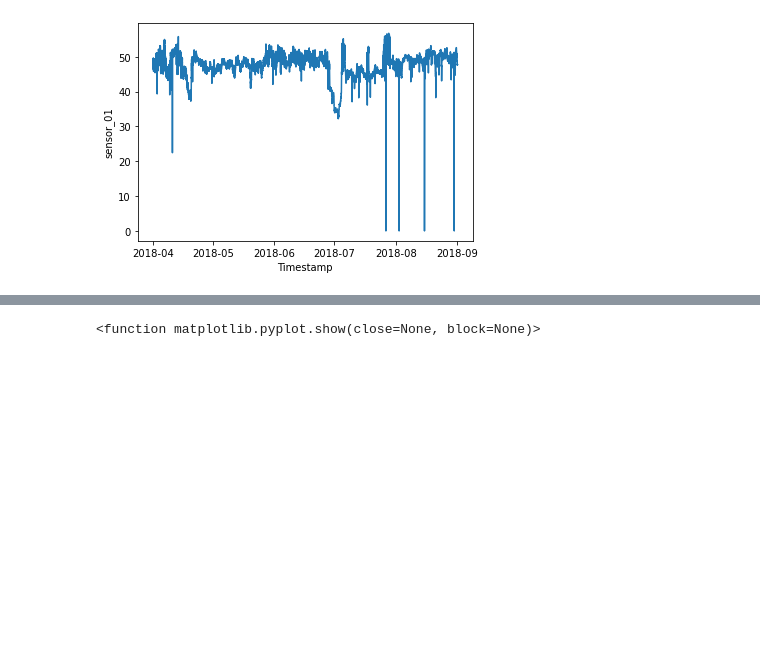
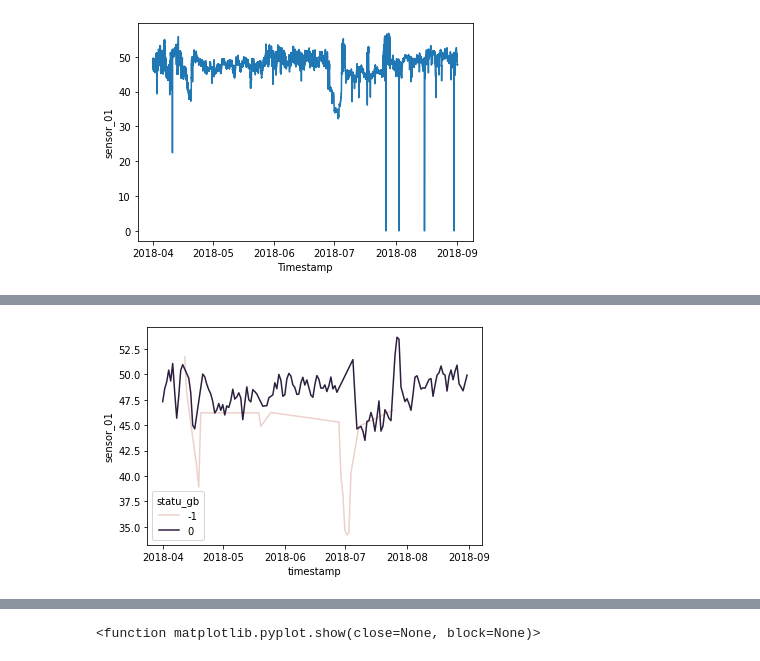
Before and after one commit to TX-Anomaly-Detection/tx_anomaly_detection_smart_building, a Jupyter notebook: markovain/markovain_detail_each_step.ipynb, the cells around one changed output, grey strips where cells are left out. Saved outputs shown, nothing was run; the diff lists cells and outputs as text; code cells hidden in the pictures; blank space fills up the shorter version.

```diff
--- a/markovain/markovain_detail_each_step.ipynb
+++ b/markovain/markovain_detail_each_step.ipynb
@@ -67,0 +182,5 @@ plt.show
+# %%
+sns.lineplot(x="timestamp", y="sensor_01", hue="statu_gb",data=df_gb2)
+plt.show()
+# %% [output]
+[figure, added]
```
Also changed, not shown: parts of 16 cells of this notebook, 26 other files.
